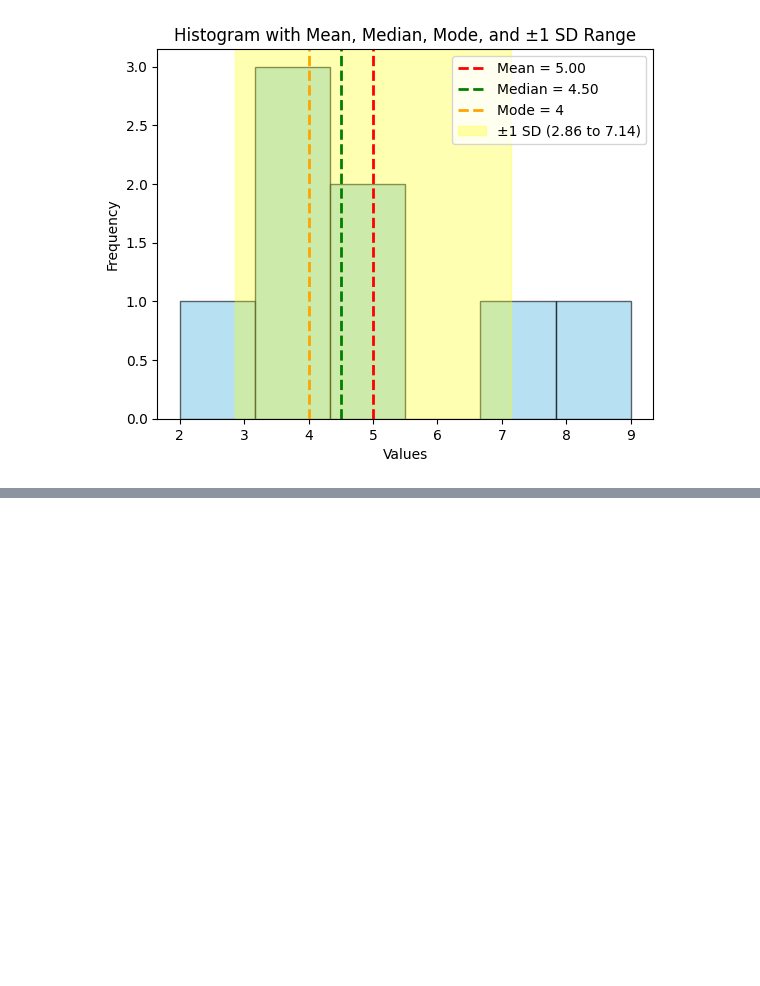
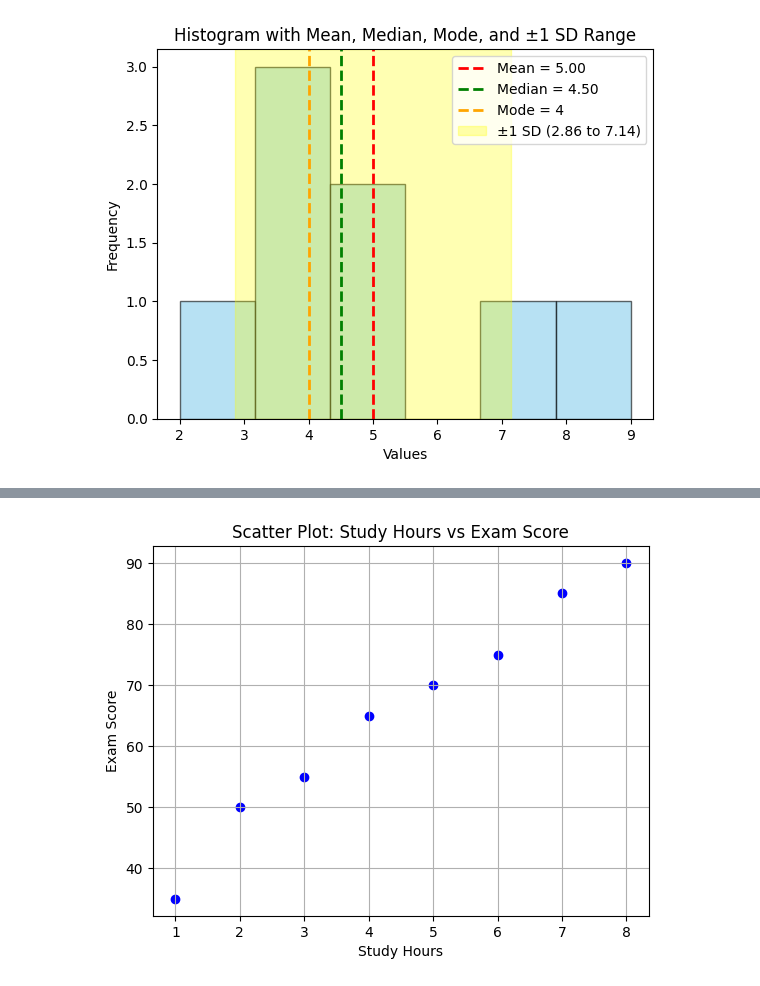
Before and after one commit to Gitstrong3333/MachineLearning_Projects, a Jupyter notebook: MachineLearning_Introduction.ipynb, the cells around one changed output, grey strips where cells are left out. Drawn from its saved outputs; the diff is of its cells as text; code cells hidden in the pictures; blank space fills up the shorter version.

```diff
--- a/MachineLearning_Introduction.ipynb
+++ b/MachineLearning_Introduction.ipynb
@@ -649,0 +826,18 @@ Standard Deviation: 2.138089935299395
+# %%
+import matplotlib.pyplot as plt
+
+# Example data
+study_hours = [1, 2, 3, 4, 5, 6, 7, 8]
+exam_scores = [35, 50, 55, 65, 70, 75, 85, 90]
+
+# Create scatter plot
+plt.scatter(study_hours, exam_scores, color="blue", marker="o")
+
+# Labels and title
+plt.title("Scatter Plot: Study Hours vs Exam Score")
+plt.xlabel("Study Hours")
+plt.ylabel("Exam Score")
+plt.grid(True)
+plt.show()
+# %% [output]
+[figure, added]
```
Also changed, not shown: parts of 8 cells of this notebook.
